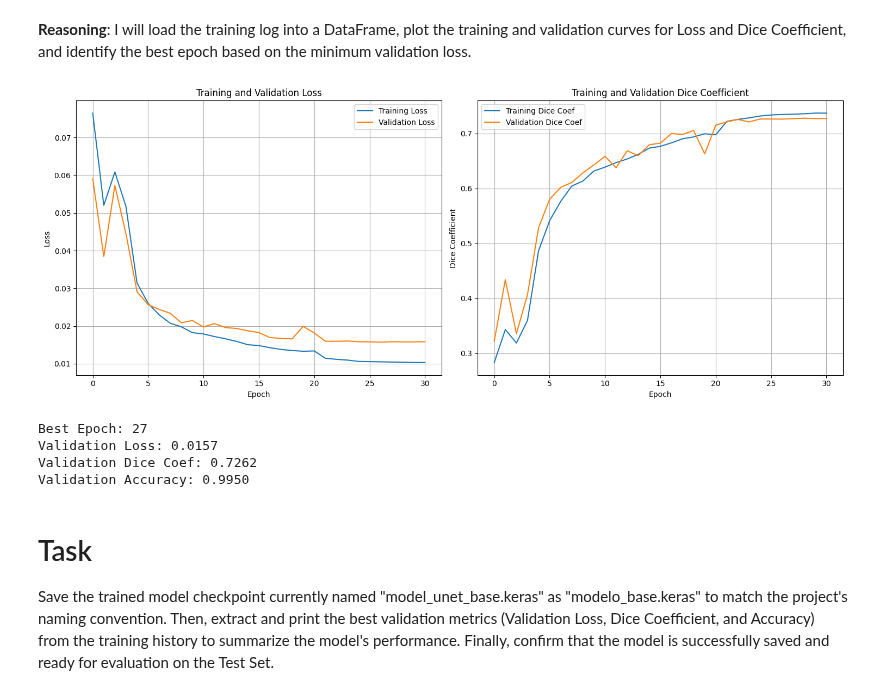
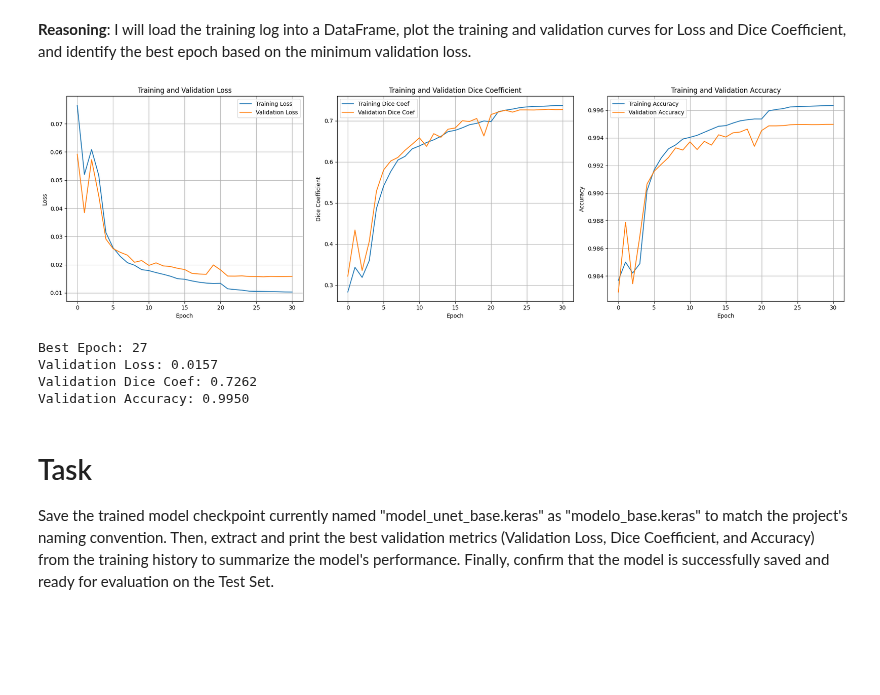
Before and after one commit to juanbag25/RedesFINALPAI, a Jupyter notebook: REDES_FINAL_PAI.ipynb, the cells around one changed output. Saved outputs shown, nothing was run; the diff lists cells and outputs as text; code cells hidden in the pictures; blank space fills up the shorter version.

```diff
--- a/REDES_FINAL_PAI.ipynb
+++ b/REDES_FINAL_PAI.ipynb
@@ -803,40 +786,49 @@ try:
     history_df = pd.read_csv('training.log')
 
     # Plotting
-    fig, axes = plt.subplots(1, 2, figsize=(15, 6))
+    fig, axes = plt.subplots(1, 3, figsize=(20, 6))
 
     # Loss Plot
     axes[0].plot(history_df['epoch'], history_df['loss'], label='Training Loss')
     axes[0].plot(history_df['epoch'], history_df['val_loss'], label='Validation Loss')
     axes[0].set_title('Training and Validation Loss')
     axes[0].set_xlabel('Epoch')
     axes[0].set_ylabel('Loss')
     axes[0].legend()
     axes[0].grid(True)
 
     # Dice Coefficient Plot
     axes[1].plot(history_df['epoch'], history_df['dice_coef'], label='Training Dice Coef')
     axes[1].plot(history_df['epoch'], history_df['val_dice_coef'], label='Validation Dice Coef')
     axes[1].set_title('Training and Validation Dice Coefficient')
     axes[1].set_xlabel('Epoch')
     axes[1].set_ylabel('Dice Coefficient')
     axes[1].legend()
     axes[1].grid(True)
 
+    # Accuracy Plot
+    axes[2].plot(history_df['epoch'], history_df['accuracy'], label='Training Accuracy')
+    axes[2].plot(history_df['epoch'], history_df['val_accuracy'], label='Validation Accuracy')
+    axes[2].set_title('Training and Validation Accuracy')
+    axes[2].set_xlabel('Epoch')
+    axes[2].set_ylabel('Accuracy')
+    axes[2].legend()
+    axes[2].grid(True)
+
     plt.tight_layout()
     plt.show()
 
     # Identify best epoch based on minimum validation loss
     best_epoch_row = history_df.loc[history_df['val_loss'].idxmin()]
     print(f"Best Epoch: {int(best_epoch_row['epoch'] + 1)}")
     print(f"Validation Loss: {best_epoch_row['val_loss']:.4f}")
     print(f"Validation Dice Coef: {best_epoch_row['val_dice_coef']:.4f}")
     print(f"Validation Accuracy: {best_epoch_row['val_accuracy']:.4f}")
 
 except FileNotFoundError:
     print("Error: 'training.log' file not found. Ensure training has completed successfully.")
 # %% [output]
-[figure, old version]
+[figure, new version]
 Best Epoch: 27
 Validation Loss: 0.0157
 Validation Dice Coef: 0.7262
```
Also changed, not shown: parts of 34 cells of this notebook.
